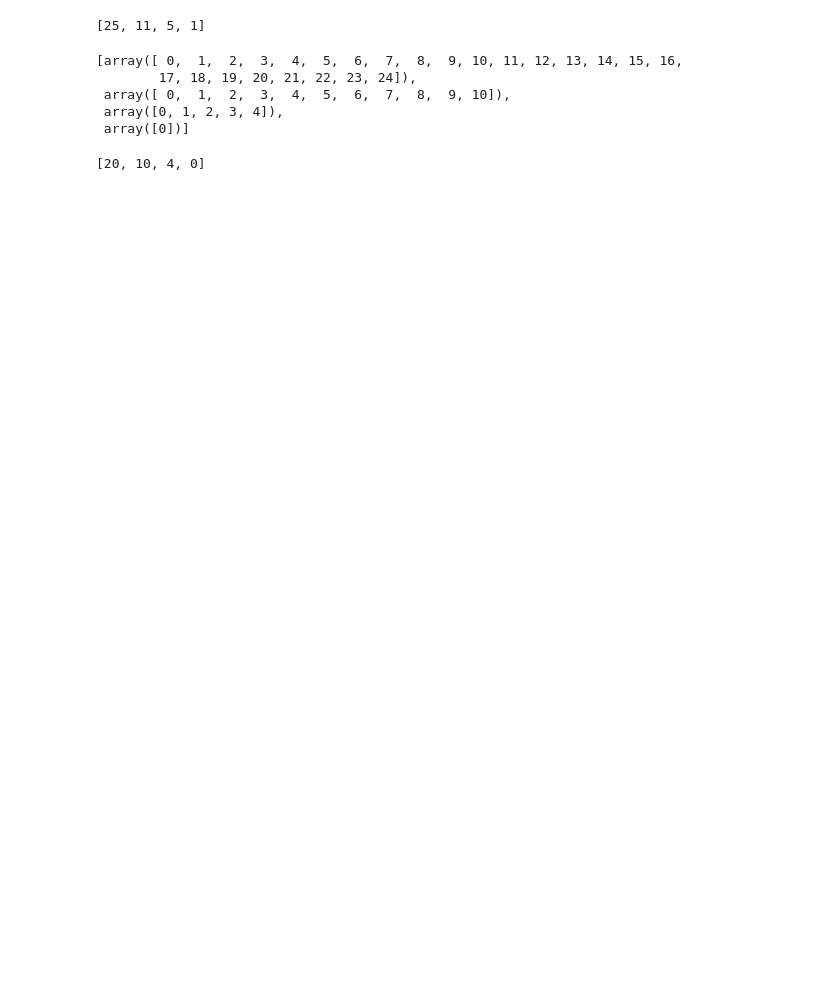
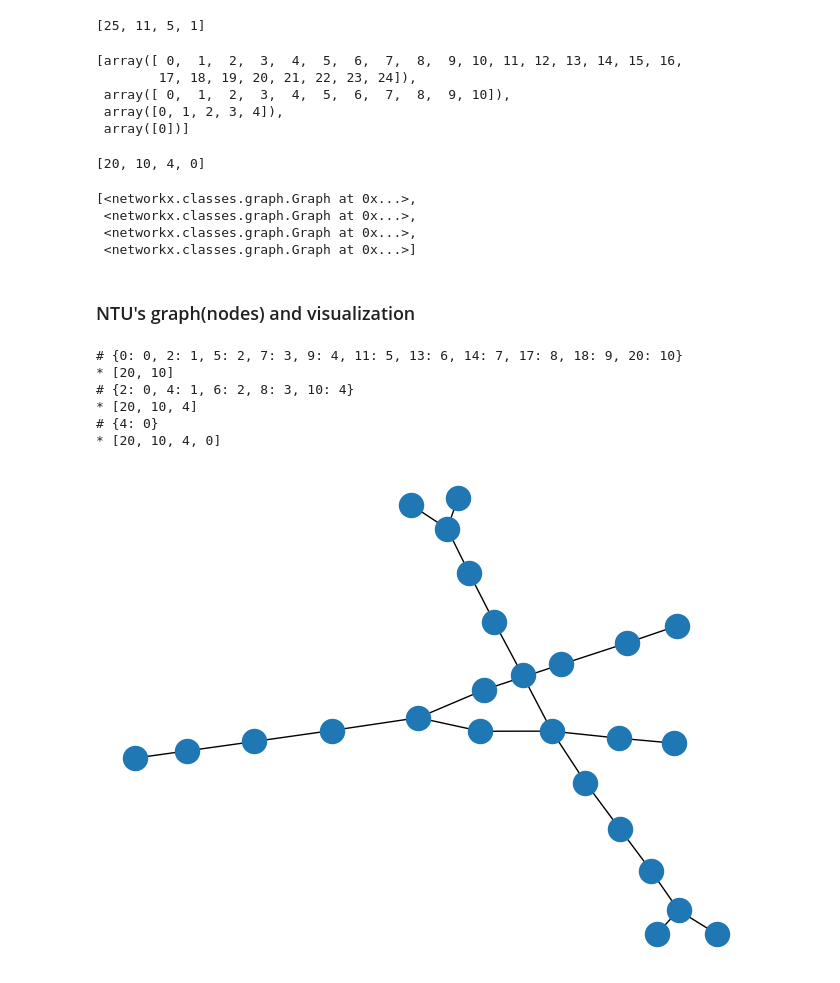
Before and after one commit to LimSuH/Kinetic_GAN_LimSuH, a Jupyter notebook: models/init_gan/confGraph.ipynb, the cells around one changed output. Saved outputs shown, nothing was run; the diff lists cells and outputs as text; code cells hidden in the pictures; blank space fills up the shorter version.

```diff
--- a/models/init_gan/confGraph.ipynb
+++ b/models/init_gan/confGraph.ipynb
@@ -38,3 +25,28 @@ ntu_graph.nodes
 ntu_graph.center
 # %% [output]
 [20, 10, 4, 0]
+# %%
+nG = ntu_graph.Gs
+nG
+# %% [output]
+[<networkx.classes.graph.Graph at 0x...>,
+ <networkx.classes.graph.Graph at 0x...>,
+ <networkx.classes.graph.Graph at 0x...>,
+ <networkx.classes.graph.Graph at 0x...>]
+# %% [markdown]
+### NTU's graph(nodes) and visualization
+# %%
+print("# {0: 0, 2: 1, 5: 2, 7: 3, 9: 4, 11: 5, 13: 6, 14: 7, 17: 8, 18: 9, 20: 10}\n* [20, 10]\n# {2: 0, 4: 1, 6: 2, 8: 3, 10: 4}\n* [20, 10, 4]\n# {4: 0}\n* [20, 10, 4, 0]")
+# %% [output]
+# {0: 0, 2: 1, 5: 2, 7: 3, 9: 4, 11: 5, 13: 6, 14: 7, 17: 8, 18: 9, 20: 10}
+* [20, 10]
+# {2: 0, 4: 1, 6: 2, 8: 3, 10: 4}
+* [20, 10, 4]
+# {4: 0}
+* [20, 10, 4, 0]
+# %%
+import networkx as nx
+import matplotlib.pyplot as plt
+nx.draw(nG[0])
+# %% [output]
+[figure, added]
```
Also changed, not shown: parts of 21 cells of this notebook, 2 other files.
